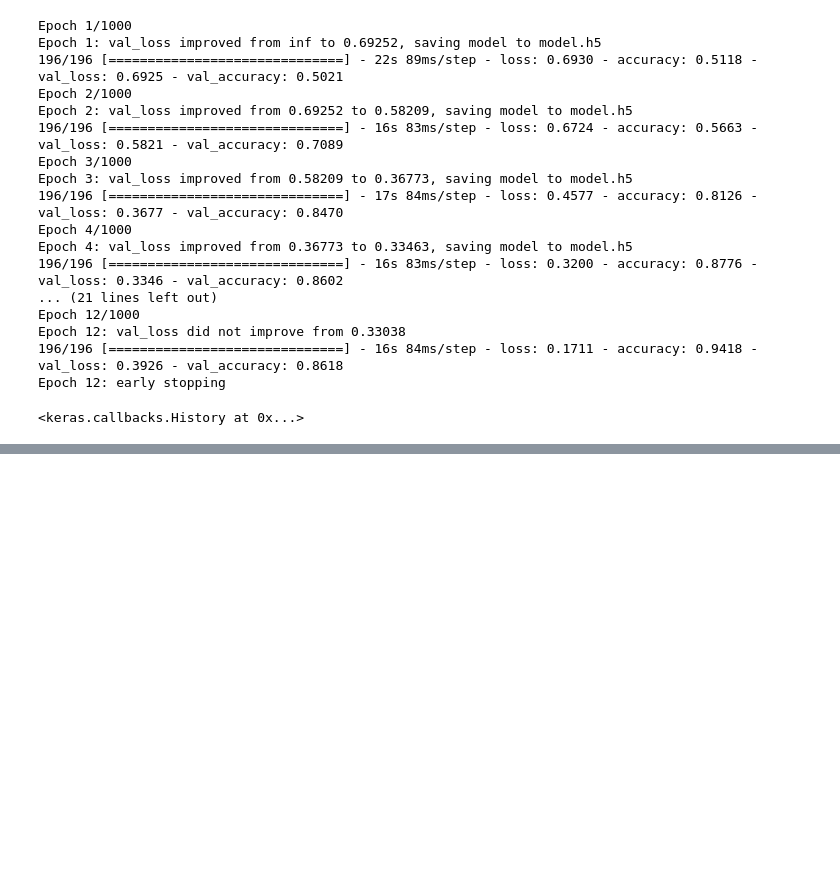
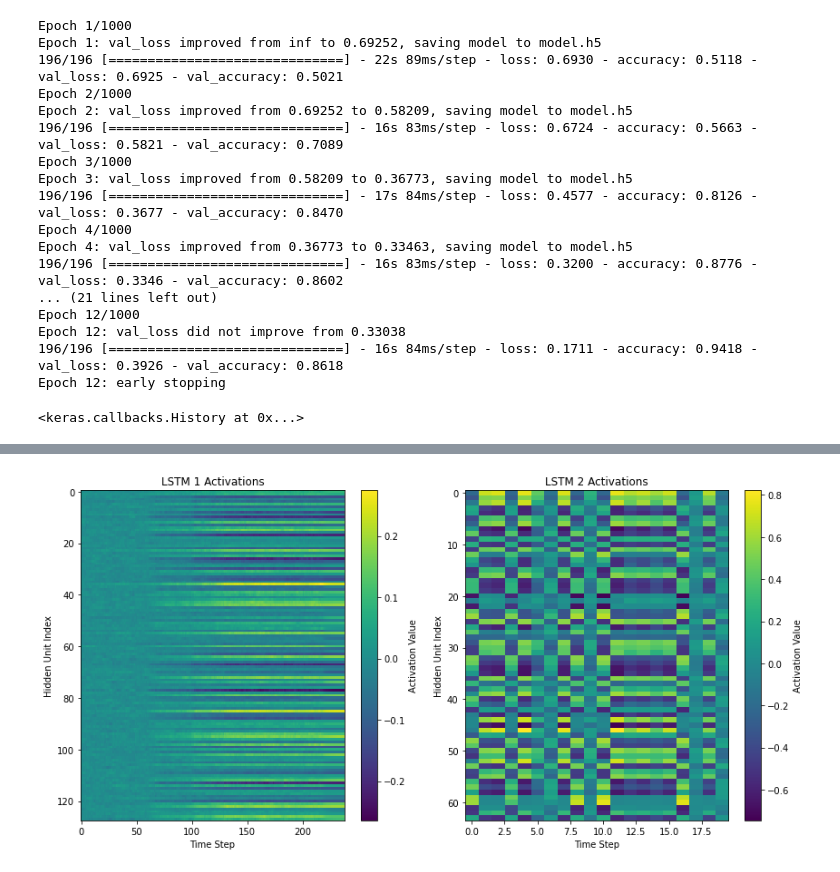
Before and after one commit to AntoineTSP/Advanced_ML, a Jupyter notebook: Embedding_imdb/LSTM.ipynb, the cells around one changed output, grey strips where cells are left out. Drawn from its saved outputs; the diff is of its cells as text; code cells hidden in the pictures; blank space fills up the shorter version.

```diff
--- a/Embedding_imdb/LSTM.ipynb
+++ b/Embedding_imdb/LSTM.ipynb
@@ -118,0 +257,35 @@ Epoch 12: early stopping
+# %%
+import matplotlib.pyplot as plt
+import numpy as np
+from tensorflow.keras import Model
+
+# Tokenize and pad the sentences
+from tensorflow.keras.preprocessing.text import Tokenizer
+from tensorflow.keras.preprocessing.sequence import pad_sequences
+
+# Get the activations of LSTM layers
+activation_model = Model(inputs=model.input, outputs=[model.get_layer('lstm').output, model.get_layer('lstm_1').output])
+lstm1_activations, lstm2_activations = activation_model.predict(X_train)
+
+
+# Plot the activations with a colorbar
+plt.figure(figsize=(12, 6))
+
+plt.subplot(1, 2, 1)
+plt.imshow(lstm1_activations[0].T, interpolation='nearest', cmap='viridis', aspect='auto')
+plt.title('LSTM 1 Activations')
+plt.xlabel('Time Step')
+plt.ylabel('Hidden Unit Index')
+plt.colorbar(label='Activation Value')
+
+plt.subplot(1, 2, 2)
+plt.imshow(lstm2_activations[:20].T, interpolation='nearest', cmap='viridis', aspect='auto')
+plt.title('LSTM 2 Activations')
+plt.xlabel('Time Step')
+plt.ylabel('Hidden Unit Index')
+plt.colorbar(label='Activation Value')
+
+
+plt.tight_layout()
+plt.show()
+# %% [output]
@@ -118,0 +293 @@ Epoch 12: early stopping
+[figure, added]
```
Also changed, not shown: parts of 10 cells of this notebook, 2 other files.
